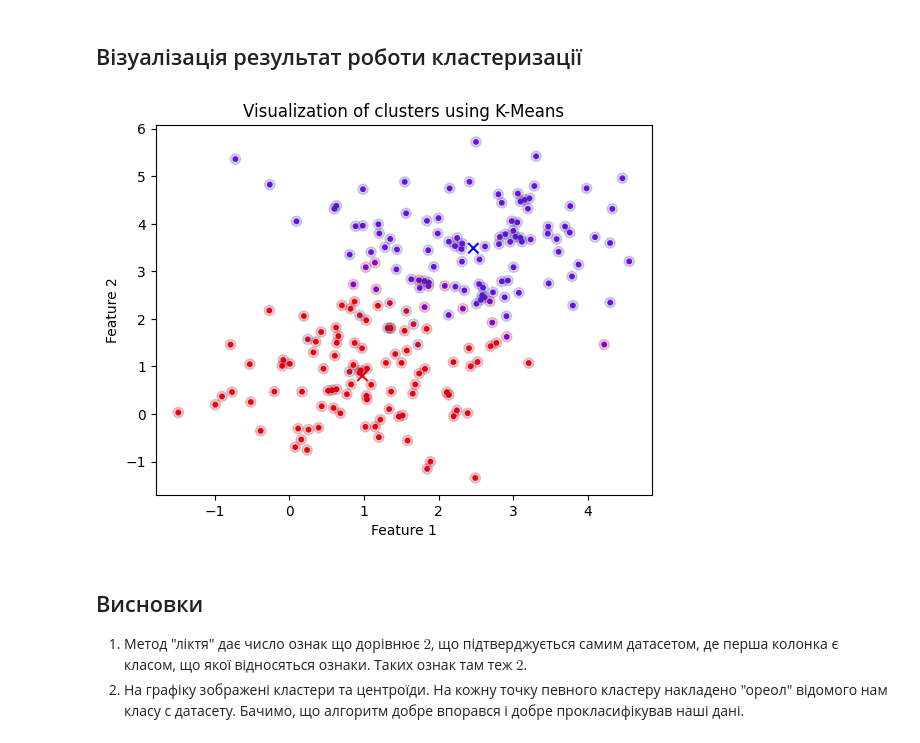
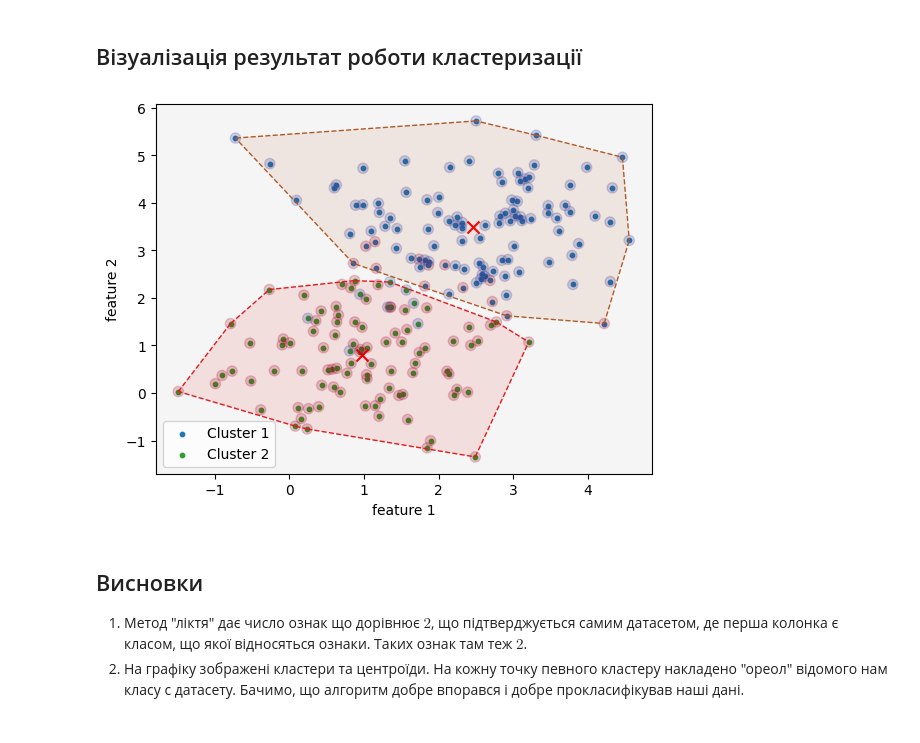
Before and after one commit to sergiokapone/DataScience, a Jupyter notebook: Hw6/Hw6.ipynb, the cells around one changed output. Saved outputs shown, nothing was run; the diff lists cells and outputs as text; code cells hidden in the pictures.

```diff
--- a/Hw6/Hw6.ipynb
+++ b/Hw6/Hw6.ipynb
@@ -242,21 +257,52 @@ X_ceterod = centroids[:, 0]
 y_centroid = centroids[:, 1]
 # %% [markdown]
 ## Візуалізація результат роботи кластеризації
-# %%
-# Кластери
-plt.scatter(x=data_2d[1], y=data_2d[2], s=10, c=cluster_labels, cmap='rainbow')
-# Центроіди
-plt.scatter(X_ceterod, y_centroid, s=55, c=['blue', 'red'], marker='x')
-
-# Класи з датасету
-plt.scatter(data_2d[1], data_2d[2], c=data_2d[0], s=55, cmap='RdYlBu', alpha=0.2)
-
-plt.xlabel("Feature 1")
-plt.ylabel("Feature 2")
-plt.title("Visualization of clusters using K-Means")
-plt.show()
-# %% [output]
-[figure, removed]
+# %%
+fig, ax = plt.subplots()
+cmap = plt.get_cmap("Paired_r")
+
+hull_list = [ConvexHull(features[cluster_labels == i]) for i in range(k_data_2d)]
+
+
+for i, hull in enumerate(hull_list):
+    cluster_points = X_data_2d[cluster_labels == i]
+    cluster_color = cmap(i / k_data_2d)
+    plt.scatter(
+        cluster_points[:, 0],
+        cluster_points[:, 1],
+        s=10,
+        # color=cluster_color,
+        label=f"Cluster {i+1}",
+    )
+
+    for simplex in hull.simplices:
+        plt.plot(
+            cluster_points[simplex, 0],
+            cluster_points[simplex, 1],
+            color=cluster_color,
+            linewidth=1,
+            linestyle="--",
+        )
+
+    ax.fill(
+        cluster_points[hull.vertices, 0],
+        cluster_points[hull.vertices, 1],
+        facecolor=cluster_color,
+        alpha=0.1,
+    )
+
+
+ax.scatter(centroids[:, 0], centroids[:, 1], s=75, marker="x", c="r")
+ax.set_facecolor("#f5f5f5")
+
+# Класи з датасету
+ax.scatter(data_2d[1], data_2d[2], c=data_2d[0], s=55, cmap='RdYlBu', alpha=0.2)
+plt.xlabel("feature 1")
+plt.ylabel("feature 2")
+plt.legend()
+plt.show()
+# %% [output]
+[figure, added]
 # %% [markdown]
 ## Висновки
 
```
Also changed, not shown: parts of 9 cells of this notebook.
